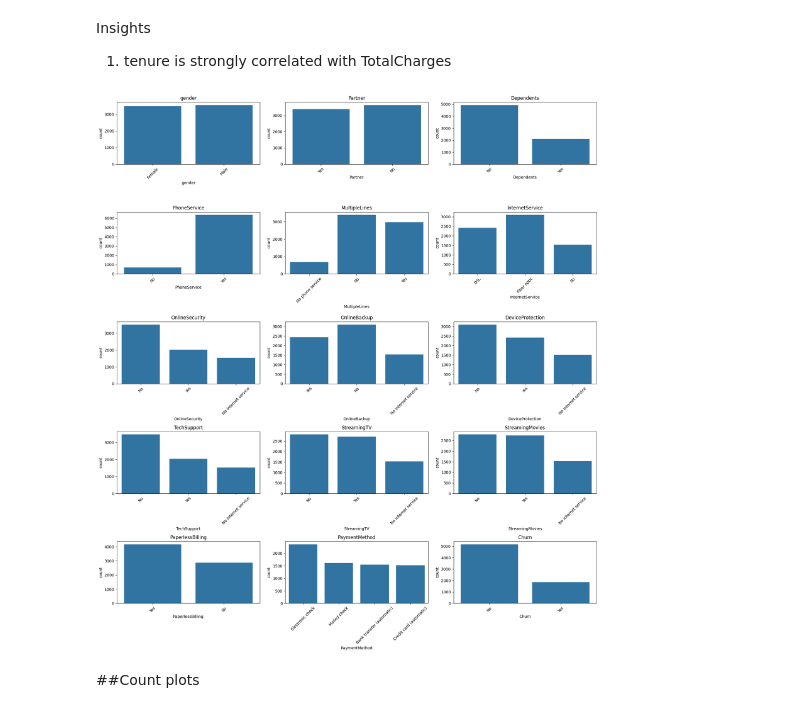
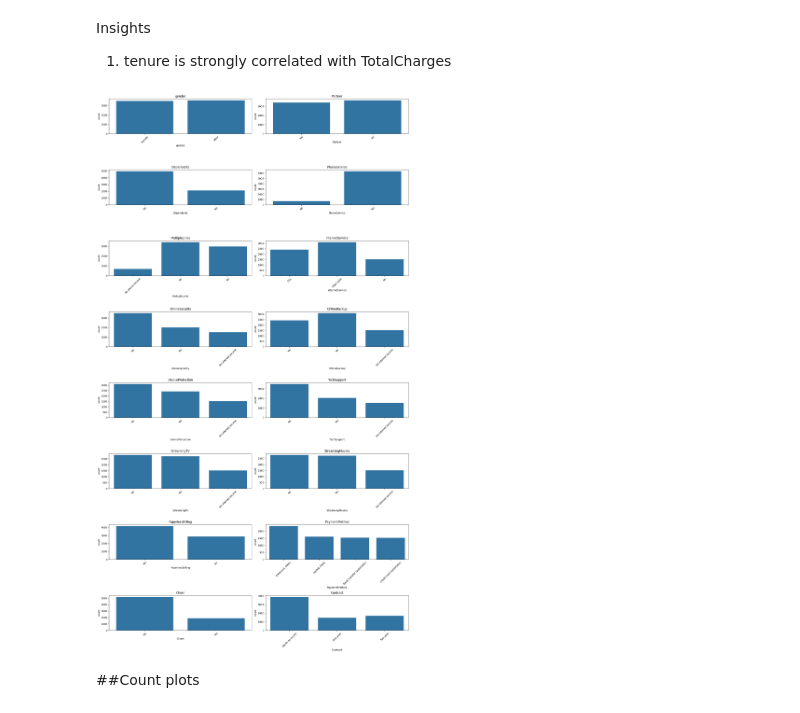
Before and after one commit to yumna-prog/Customer-Churn-Prediction, a Jupyter notebook: CustomerChurnPreduiction.ipynb, the cells around one changed output. Drawn from its saved outputs; the diff is of its cells as text; code cells hidden in the pictures.

```diff
--- a/CustomerChurnPreduiction.ipynb
+++ b/CustomerChurnPreduiction.ipynb
@@ -505,26 +524,26 @@ Insights
 # %%
 import math
 
 categorical_cols = [
     'gender', 'Partner', 'Dependents', 'PhoneService', 'MultipleLines', 'InternetService',
     'OnlineSecurity', 'OnlineBackup', 'DeviceProtection', 'TechSupport', 'StreamingTV',
-    'StreamingMovies', 'PaperlessBilling', 'PaymentMethod','Churn'
+    'StreamingMovies', 'PaperlessBilling', 'PaymentMethod','Churn', 'Contract'
 ]
 
-rows = math.ceil(len(categorical_cols) / 3)
-fig, axes = plt.subplots(rows, 3, figsize=(18, rows*4))
+rows = math.ceil(len(categorical_cols) / 2)
+fig, axes = plt.subplots(rows, 2, figsize=(18, rows*4))
 
 axes = axes.flatten()
 
 for i, col in enumerate(categorical_cols):
     sns.countplot(data=Telecommunication_df, x=col, ax=axes[i])
     axes[i].set_title(col)
     axes[i].tick_params(axis='x', rotation=45)
 
 plt.tight_layout()
 plt.show()
 # %% [output]
-[figure, old version]
+[figure, new version]
 # %% [markdown]
 ##Count plots
 # %%
```
Also changed, not shown: parts of 14 cells of this notebook.
